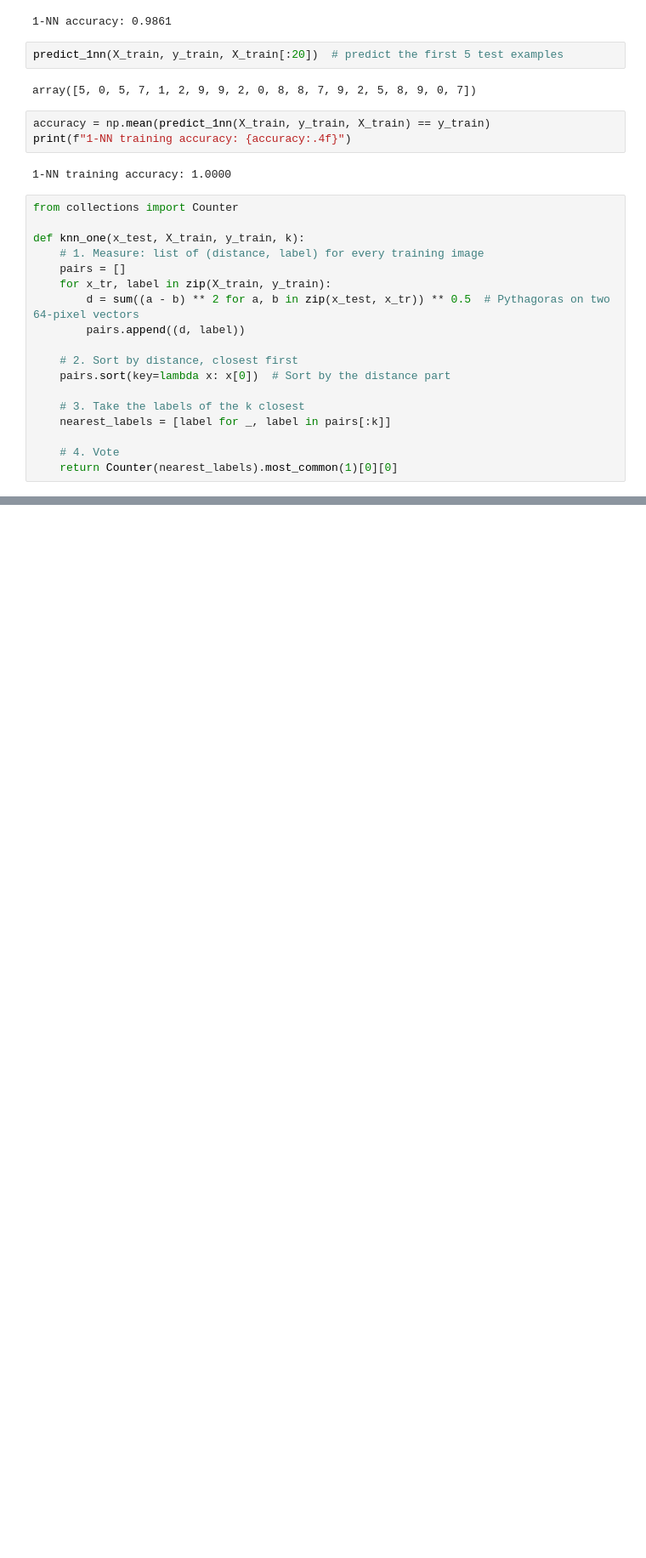
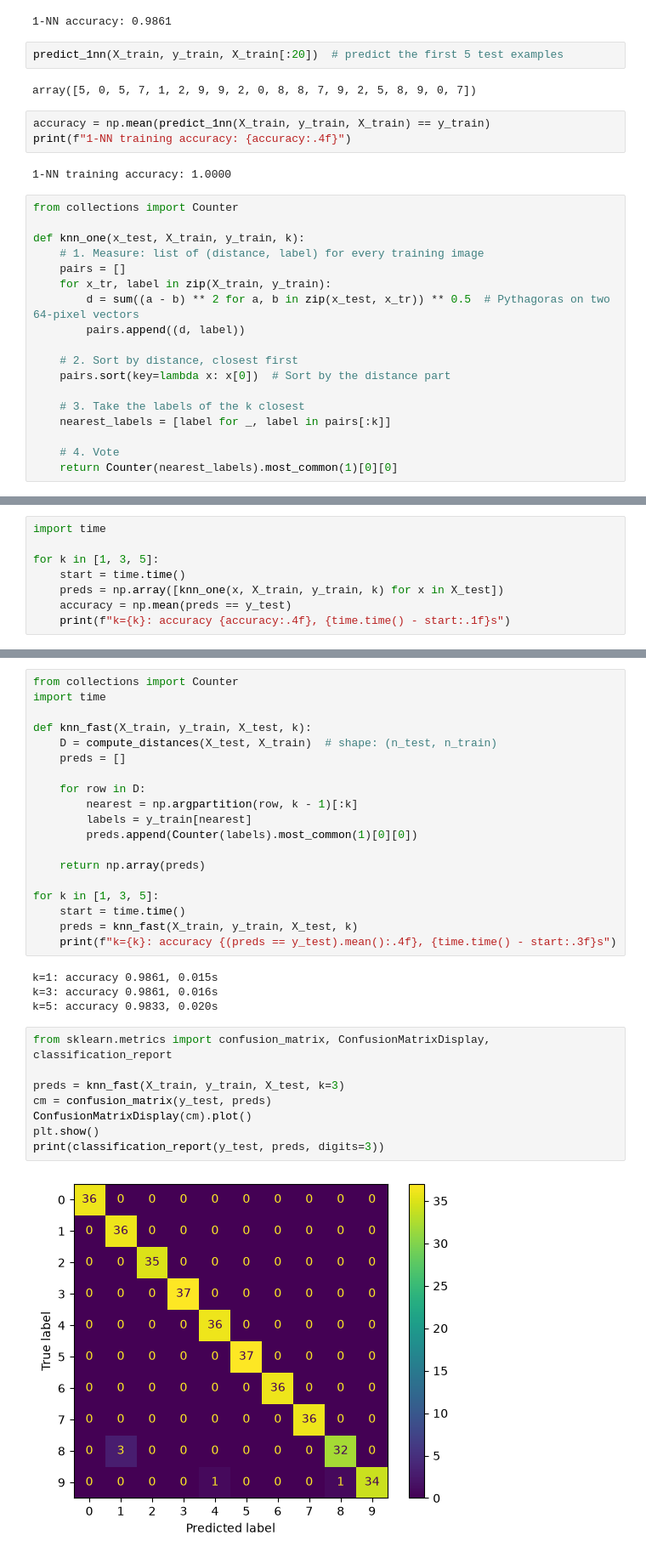
Before and after one commit to aadr22/ai-engineering-log, a Jupyter notebook: notebooks/week1_knn.ipynb, the cells around one changed output, grey strips where cells are left out. Shown at 85% size. Drawn from its saved outputs; the diff is of its cells as text; blank space fills up the shorter version.

Commit message:
Week 1 done: fast k-NN (~580x) and confusion matrix

```diff
--- a/notebooks/week1_knn.ipynb
+++ b/notebooks/week1_knn.ipynb
@@ -72,0 +83,8 @@ def knn_one(x_test, X_train, y_train, k):
+# %%
+import time
+
+for k in [1, 3, 5]:
+    start = time.time()
+    preds = np.array([knn_one(x, X_train, y_train, k) for x in X_test])
+    accuracy = np.mean(preds == y_test)
+    print(f"k={k}: accuracy {accuracy:.4f}, {time.time() - start:.1f}s")
@@ -72,0 +95,33 @@ def knn_one(x_test, X_train, y_train, k):
+# %%
+from collections import Counter
+import time
+
+def knn_fast(X_train, y_train, X_test, k):
+    D = compute_distances(X_test, X_train)  # shape: (n_test, n_train)
+    preds = []
+
+    for row in D:
+        nearest = np.argpartition(row, k - 1)[:k]
+        labels = y_train[nearest]
+        preds.append(Counter(labels).most_common(1)[0][0])
+
+    return np.array(preds)
+
+for k in [1, 3, 5]:
+    start = time.time()
+    preds = knn_fast(X_train, y_train, X_test, k)
+    print(f"k={k}: accuracy {(preds == y_test).mean():.4f}, {time.time() - start:.3f}s")
+# %% [output]
+k=1: accuracy 0.9861, 0.015s
+k=3: accuracy 0.9861, 0.016s
+k=5: accuracy 0.9833, 0.020s
+# %%
+from sklearn.metrics import confusion_matrix, ConfusionMatrixDisplay, classification_report
+
+preds = knn_fast(X_train, y_train, X_test, k=3)
+cm = confusion_matrix(y_test, preds)
+ConfusionMatrixDisplay(cm).plot()
+plt.show()
+print(classification_report(y_test, preds, digits=3))
+# %% [output]
+[figure, added]
```
Also changed, not shown: parts of 5 cells of this notebook, 1 other file.
